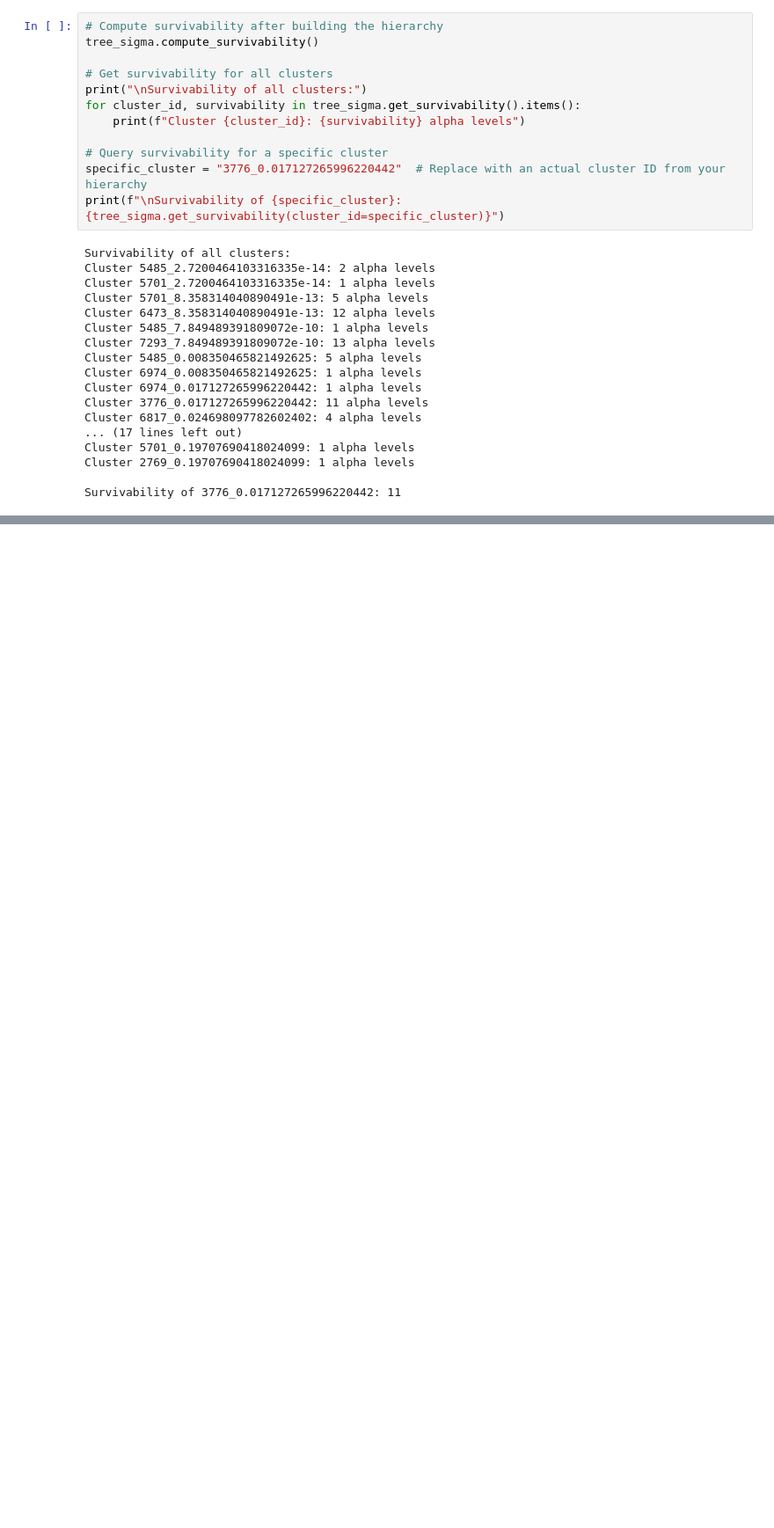
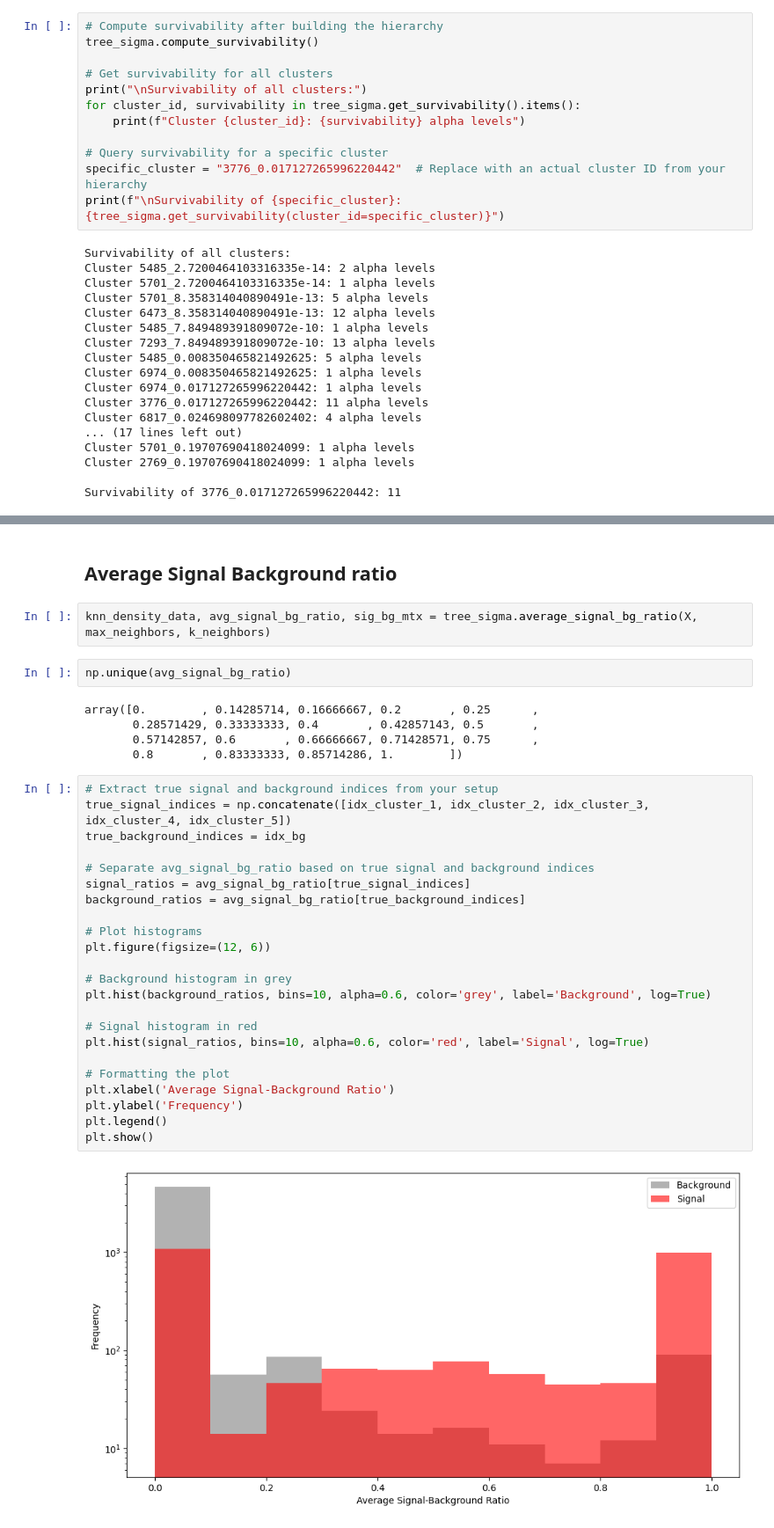
Before and after one commit to ratzenboe/local-clustering, a Jupyter notebook: use_treesigma.ipynb, the cells around one changed output, grey strips where cells are left out. Shown at 88% size. Drawn from its saved outputs; the diff is of its cells as text; blank space fills up the shorter version.

```diff
--- a/use_treesigma.ipynb
+++ b/use_treesigma.ipynb
@@ -363,0 +583,36 @@ Survivability of 3776_0.017127265996220442: 11
+# %% [markdown]
+## Average Signal Background ratio
+# %%
+knn_density_data, avg_signal_bg_ratio, sig_bg_mtx = tree_sigma.average_signal_bg_ratio(X, max_neighbors, k_neighbors)
+# %%
+np.unique(avg_signal_bg_ratio)
+# %% [output]
+array([0.        , 0.14285714, 0.16666667, 0.2       , 0.25      ,
+       0.28571429, 0.33333333, 0.4       , 0.42857143, 0.5       ,
+       0.57142857, 0.6       , 0.66666667, 0.71428571, 0.75      ,
+       0.8       , 0.83333333, 0.85714286, 1.        ])
+# %%
+# Extract true signal and background indices from your setup
+true_signal_indices = np.concatenate([idx_cluster_1, idx_cluster_2, idx_cluster_3, idx_cluster_4, idx_cluster_5])
+true_background_indices = idx_bg
+
+# Separate avg_signal_bg_ratio based on true signal and background indices
+signal_ratios = avg_signal_bg_ratio[true_signal_indices]
+background_ratios = avg_signal_bg_ratio[true_background_indices]
+
+# Plot histograms
+plt.figure(figsize=(12, 6))
+
+# Background histogram in grey
+plt.hist(background_ratios, bins=10, alpha=0.6, color='grey', label='Background', log=True)
+
+# Signal histogram in red
+plt.hist(signal_ratios, bins=10, alpha=0.6, color='red', label='Signal', log=True)
+
+# Formatting the plot
+plt.xlabel('Average Signal-Background Ratio')
+plt.ylabel('Frequency')
+plt.legend()
+plt.show()
+# %% [output]
+[figure, added]
```
Also changed, not shown: parts of 16 cells of this notebook.
